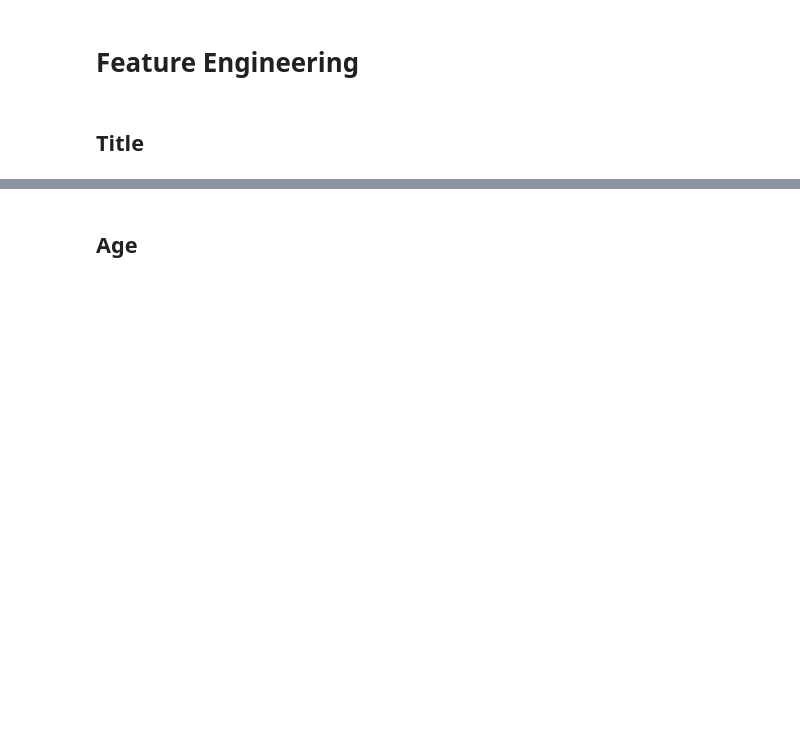
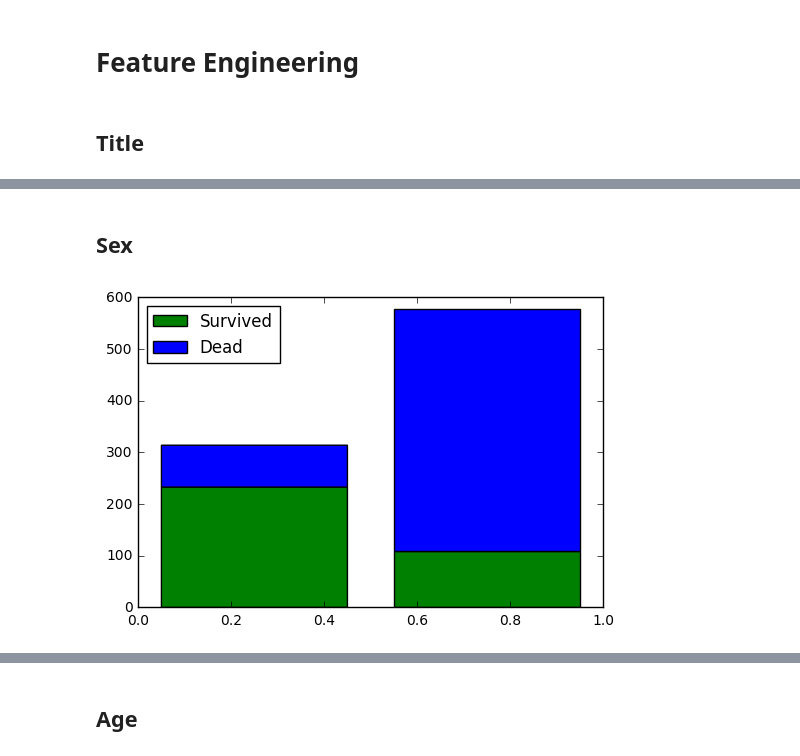
Before and after one commit to codingpotato/Kaggle, a Jupyter notebook: Titanic/Titanic.ipynb, the cells around one changed output, grey strips where cells are left out. Cells and saved outputs as stored; diff of their text form; code cells hidden in the pictures; blank space fills up the shorter version.

```diff
--- a/Titanic/Titanic.ipynb
+++ b/Titanic/Titanic.ipynb
@@ -46,0 +66,20 @@ features = pd.concat([features, title_dummies], axis = 1)
+# %%
+has_family_id = False
+if has_family_id:
+    data['Surname'] = data.Name.map(lambda name: name.split(',')[0].strip())
+    data['FamilyId'] = data.apply(lambda row: row.Surname + str(row.FamilySize), axis = 1)
+    data.loc[data.FamilySize <= 2, 'FamilyId'] = 'Small'
+    data.FamilyId = data.FamilyId.fillna('Small')
+    family_id_table = data.FamilyId.value_counts()
+    family_id_table = pd.DataFrame({'FamilyId' : family_id_table.keys(), 'Size' : family_id_table.values})
+    data.FamilyId = data.FamilyId.map(lambda id:
+                                      'Small' if (family_id_table[family_id_table.FamilyId == id]['Size'] <= 2).any() else id)
+    features['FamilyId'] = pd.factorize(data.FamilyId)[0]
+    plt_hist_for_feature('FamilyId', bins = 10)
+# %% [markdown]
+## Sex
+# %%
+features['Sex'] = data.Sex.map({'female' : 0, 'male' : 1})
+plt_hist_for_feature('Sex')
+# %% [output]
+[figure, added]
```
Also changed, not shown: parts of 41 cells of this notebook.
